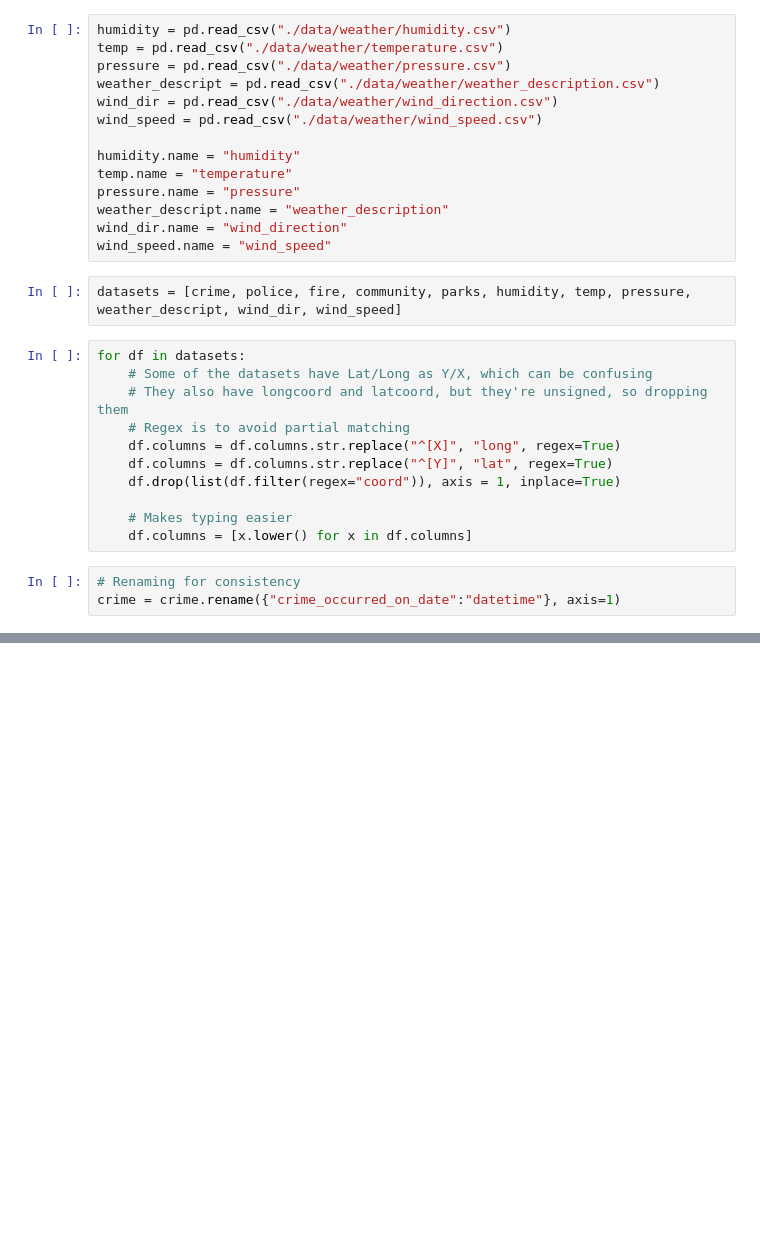
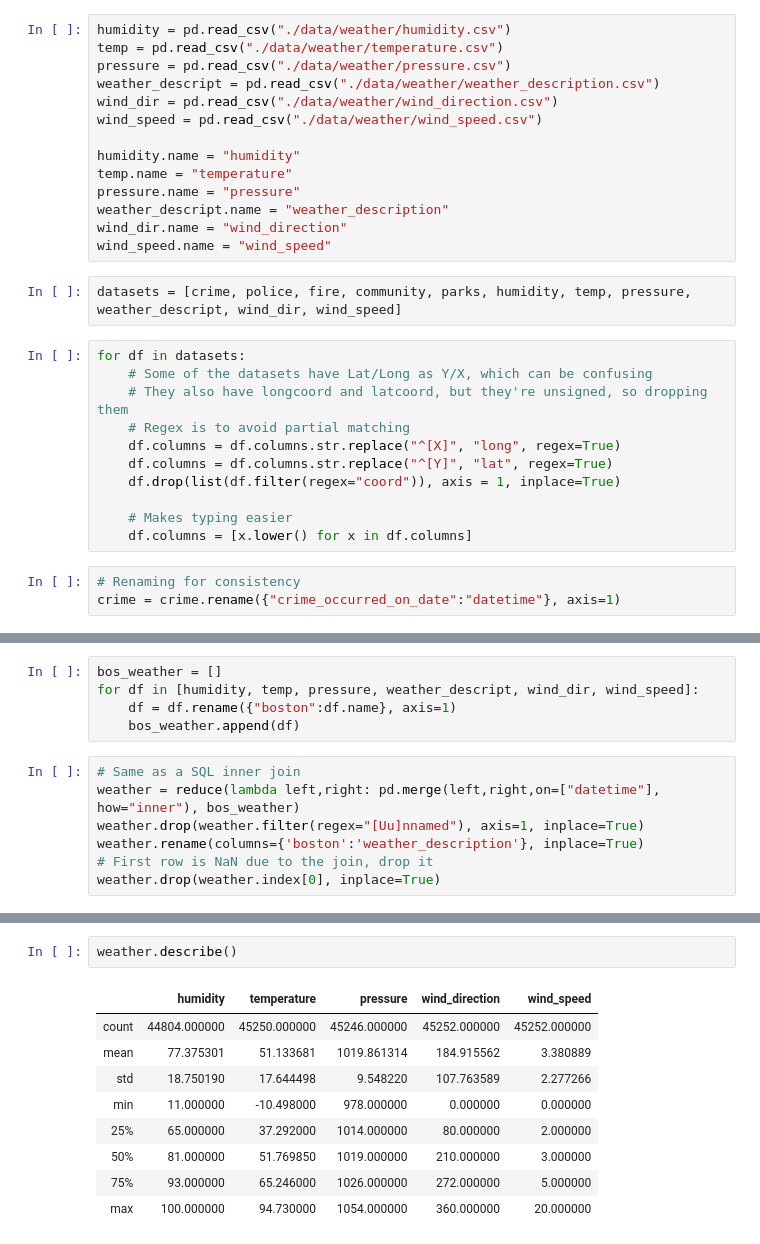
Before and after one commit to stephanGarland/sml-project-fall-2019, a Jupyter notebook: data_modification.ipynb, the cells around one changed output, grey strips where cells are left out. Saved outputs shown, nothing was run; the diff lists cells and outputs as text; blank space fills up the shorter version.

```diff
--- a/data_modification.ipynb
+++ b/data_modification.ipynb
@@ -47,0 +97,12 @@ crime = crime.rename({"crime_occurred_on_date":"datetime"}, axis=1)
+# %%
+bos_weather = []
+for df in [humidity, temp, pressure, weather_descript, wind_dir, wind_speed]:
+    df = df.rename({"boston":df.name}, axis=1)
+    bos_weather.append(df)
+# %%
+# Same as a SQL inner join
+weather = reduce(lambda left,right: pd.merge(left,right,on=["datetime"], how="inner"), bos_weather)
+weather.drop(weather.filter(regex="[Uu]nnamed"), axis=1, inplace=True)
+weather.rename(columns={'boston':'weather_description'}, inplace=True)
+# First row is NaN due to the join, drop it
+weather.drop(weather.index[0], inplace=True)
@@ -47,0 +118,12 @@ crime = crime.rename({"crime_occurred_on_date":"datetime"}, axis=1)
+# %%
+weather.describe()
+# %% [output]
+|  | humidity | temperature | pressure | wind_direction | wind_speed |
+| count | 44804.000000 | 45250.000000 | 45246.000000 | 45252.000000 | 45252.000000 |
+| mean | 77.375301 | 51.133681 | 1019.861314 | 184.915562 | 3.380889 |
+| std | 18.750190 | 17.644498 | 9.548220 | 107.763589 | 2.277266 |
+| min | 11.000000 | -10.498000 | 978.000000 | 0.000000 | 0.000000 |
+| 25% | 65.000000 | 37.292000 | 1014.000000 | 80.000000 | 2.000000 |
+| 50% | 81.000000 | 51.769850 | 1019.000000 | 210.000000 | 3.000000 |
+| 75% | 93.000000 | 65.246000 | 1026.000000 | 272.000000 | 5.000000 |
+| max | 100.000000 | 94.730000 | 1054.000000 | 360.000000 | 20.000000 |
```
Also changed, not shown: parts of 31 cells of this notebook, 6 other files.
